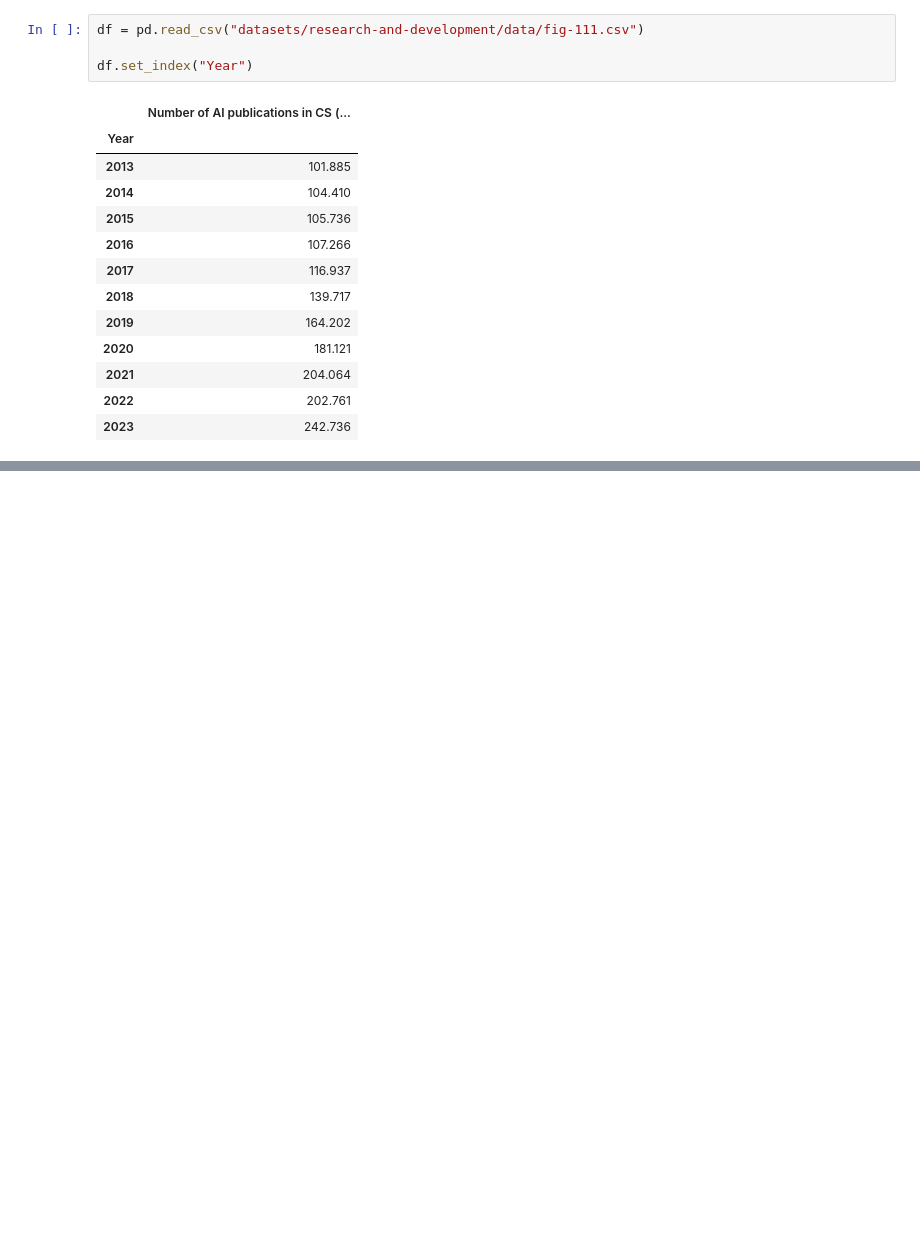
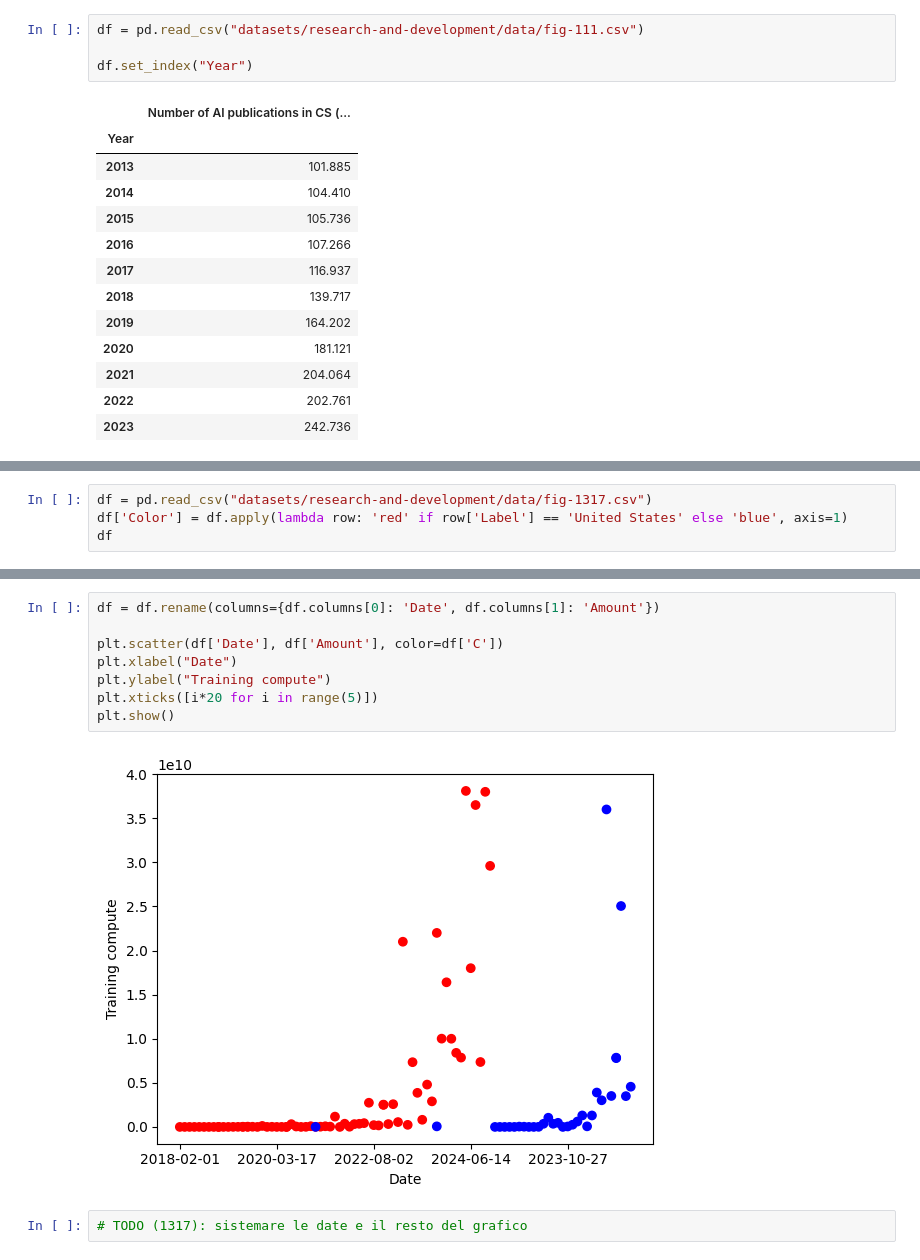
Before and after one commit to Alit54/UniMi---Scientific-Visualization, a Jupyter notebook: simo-charts.ipynb, the cells around one changed output, grey strips where cells are left out. Drawn from its saved outputs; the diff is of its cells as text; blank space fills up the shorter version.

Commit message:
Started 1317 + Added all the TODOs

```diff
--- a/simo-charts.ipynb
+++ b/simo-charts.ipynb
@@ -46,0 +59,4 @@ plt.show()
+# %%
+df = pd.read_csv("datasets/research-and-development/data/fig-1317.csv")
+df['Color'] = df.apply(lambda row: 'red' if row['Label'] == 'United States' else 'blue', axis=1)
+df
@@ -46,0 +77,12 @@ plt.show()
+# %%
+df = df.rename(columns={df.columns[0]: 'Date', df.columns[1]: 'Amount'})
+
+plt.scatter(df['Date'], df['Amount'], color=df['C'])
+plt.xlabel("Date")
+plt.ylabel("Training compute")
+plt.xticks([i*20 for i in range(5)])
+plt.show()
+# %% [output]
+[figure, added]
+# %%
+# TODO (1317): sistemare le date e il resto del grafico
```
Also changed, not shown: parts of 29 cells of this notebook.
